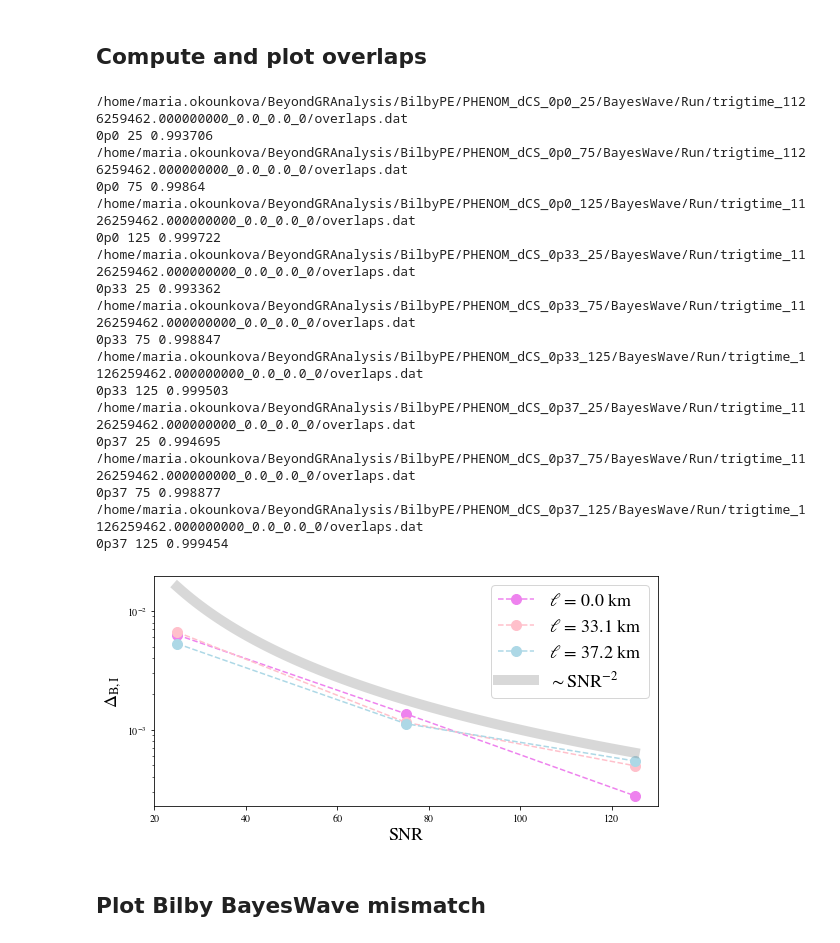
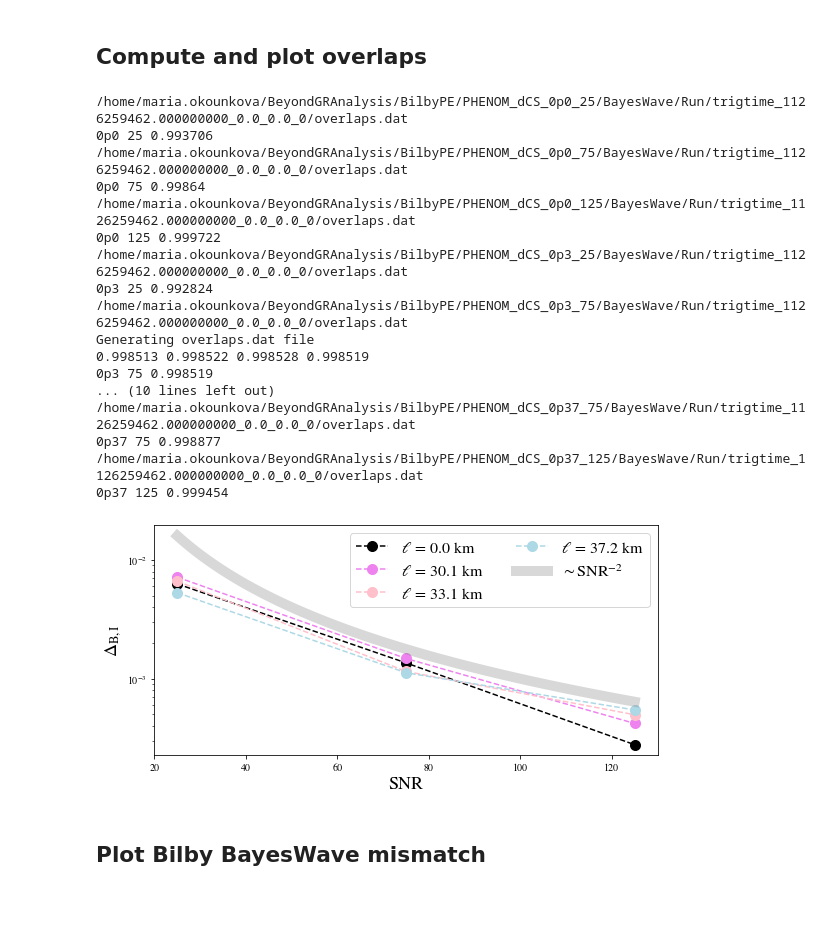
Before and after one commit to mariaokounkova/BeyondGRAnalysis, a Jupyter notebook: BayeswaveAnalysis.ipynb, the cells around one changed output. Cells and saved outputs as stored; diff of their text form; code cells hidden in the pictures; blank space fills up the shorter version.

Commit message:
Bayeswave: update legend on mismatch plot

```diff
--- a/BayeswaveAnalysis.ipynb
+++ b/BayeswaveAnalysis.ipynb
@@ -282,8 +282,8 @@ def PlotBayesWaveOverlap():
     base_dir = "/home/maria.okounkova/BeyondGRAnalysis/BilbyPE/PHENOM_"
     mass = 68
 
-    ells = ["0p0", "0p33", "0p37"]
-    colors = ['violet', 'pink', 'lightblue', 'orange']
+    ells = ["0p0", "0p3", "0p33", "0p37"]
+    colors = ['black', 'violet', 'pink', 'lightblue', 'orange', 'red']
     snrs = [25, 75, 125]
 
     plt.figure(figsize=(8, 4))
@@ -300,43 +300,42 @@ def PlotBayesWaveOverlap():
             delta = 1.0 - overlap
             delta_arr.append(delta)
 
         plt.plot(snrs, delta_arr, '--o', color = color, label = "$\ell$ = %.1f km" % EllinKm(ell, mass), markersize = 10)
 
     ## Add in 1/SNR^2 curve
     SNRS = np.linspace(snrs[0], snrs[-1], 100)
     snr_curve = SNRS**-2.0
     plt.plot(SNRS, snr_curve*10, color='gray', label = r'$\sim \mathrm{SNR}^{-2}$', alpha = 0.3, lw = 10.0)
 
-    plt.legend(fontsize=18)
+    plt.legend(fontsize=16, ncol=2)
     plt.yscale('log')
     #plt.xscale('log')
     plt.ylabel('$\Delta_\mathrm{B,I}$', fontsize=18)
     plt.xlabel('SNR', fontsize=18)
     plt.tight_layout()
     plt.savefig('Deltas.pdf')
     plt.show()
 
 PlotBayesWaveOverlap()
 # %% [output]
 /home/maria.okounkova/BeyondGRAnalysis/BilbyPE/PHENOM_dCS_0p0_25/BayesWave/Run/trigtime_1126259462.000000000_0.0_0.0_0/overlaps.dat
 0p0 25 0.993706
 /home/maria.okounkova/BeyondGRAnalysis/BilbyPE/PHENOM_dCS_0p0_75/BayesWave/Run/trigtime_1126259462.000000000_0.0_0.0_0/overlaps.dat
 0p0 75 0.99864
 /home/maria.okounkova/BeyondGRAnalysis/BilbyPE/PHENOM_dCS_0p0_125/BayesWave/Run/trigtime_1126259462.000000000_0.0_0.0_0/overlaps.dat
 0p0 125 0.999722
-/home/maria.okounkova/BeyondGRAnalysis/BilbyPE/PHENOM_dCS_0p33_25/BayesWave/Run/trigtime_1126259462.000000000_0.0_0.0_0/overlaps.dat
-0p33 25 0.993362
-/home/maria.okounkova/BeyondGRAnalysis/BilbyPE/PHENOM_dCS_0p33_75/BayesWave/Run/trigtime_1126259462.000000000_0.0_0.0_0/overlaps.dat
-0p33 75 0.998847
-/home/maria.okounkova/BeyondGRAnalysis/BilbyPE/PHENOM_dCS_0p33_125/BayesWave/Run/trigtime_1126259462.000000000_0.0_0.0_0/overlaps.dat
-0p33 125 0.999503
-/home/maria.okounkova/BeyondGRAnalysis/BilbyPE/PHENOM_dCS_0p37_25/BayesWave/Run/trigtime_1126259462.000000000_0.0_0.0_0/overlaps.dat
-0p37 25 0.994695
+/home/maria.okounkova/BeyondGRAnalysis/BilbyPE/PHENOM_dCS_0p3_25/BayesWave/Run/trigtime_1126259462.000000000_0.0_0.0_0/overlaps.dat
+0p3 25 0.992824
+/home/maria.okounkova/BeyondGRAnalysis/BilbyPE/PHENOM_dCS_0p3_75/BayesWave/Run/trigtime_1126259462.000000000_0.0_0.0_0/overlaps.dat
+Generating overlaps.dat file
+0.998513 0.998522 0.998528 0.998519
+0p3 75 0.998519
+... (10 lines left out)
 /home/maria.okounkova/BeyondGRAnalysis/BilbyPE/PHENOM_dCS_0p37_75/BayesWave/Run/trigtime_1126259462.000000000_0.0_0.0_0/overlaps.dat
 0p37 75 0.998877
 /home/maria.okounkova/BeyondGRAnalysis/BilbyPE/PHENOM_dCS_0p37_125/BayesWave/Run/trigtime_1126259462.000000000_0.0_0.0_0/overlaps.dat
 0p37 125 0.999454
-[figure, old version]
+[figure, new version]
 # %% [markdown]
 ## Plot Bilby BayesWave mismatch
 # %%
```
Also changed, not shown: parts of 1 cell of this notebook.
